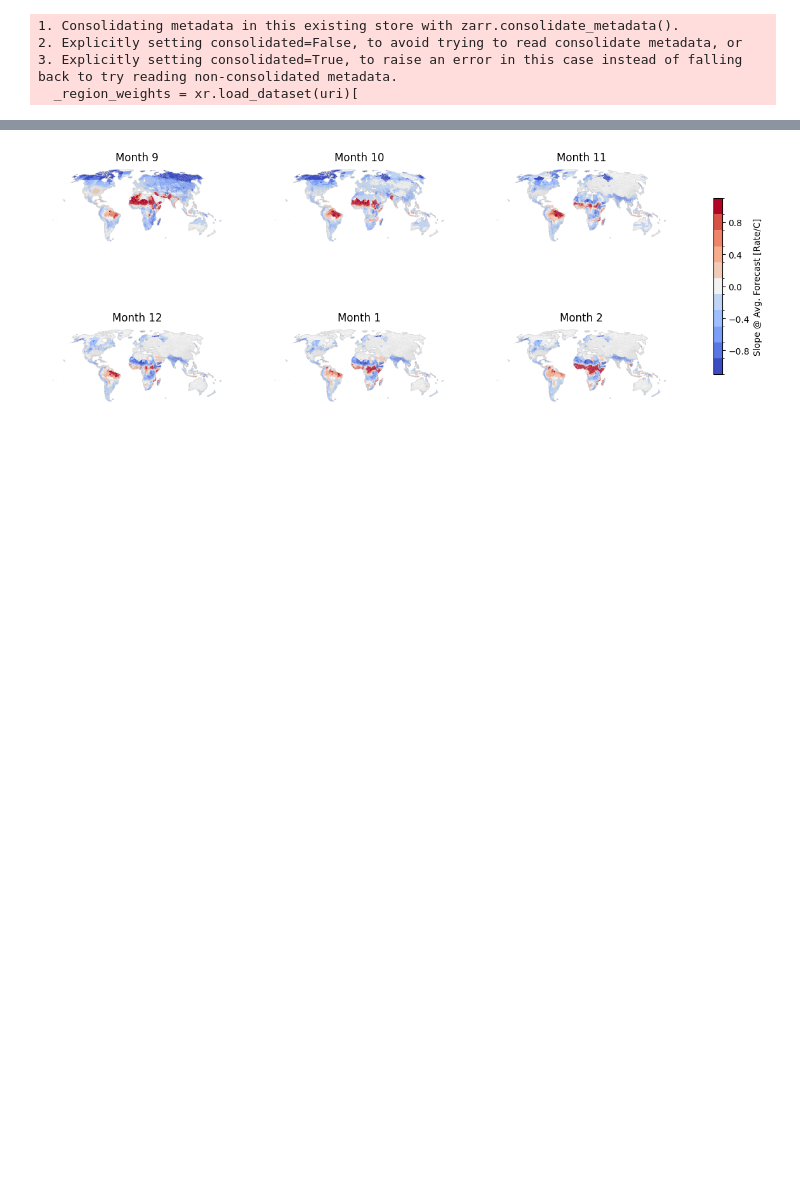
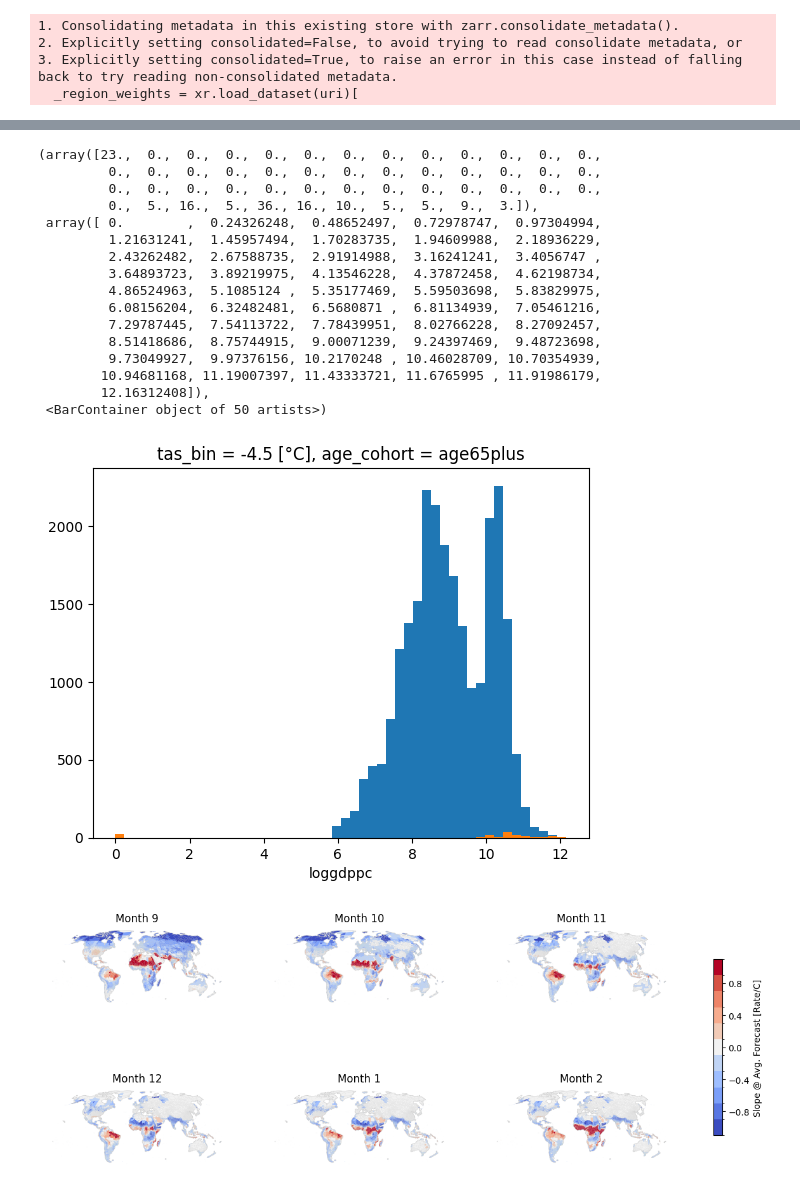
Before and after one commit to ezuetell/poreallas, a Jupyter notebook: analysis/x06_impactregion_grid.ipynb, the cells around one changed output, grey strips where cells are left out. Cells and saved outputs as stored; diff of their text form; code cells hidden in the pictures; blank space fills up the shorter version.

Commit message:
add outlier analysis

```diff
--- a/analysis/x06_impactregion_grid.ipynb
+++ b/analysis/x06_impactregion_grid.ipynb
@@ -144,3 +165,31 @@ plot_beta_grid_by_climate_gdp(ds, n_bins=3, age_cohort='age65plus', sample_agg='
+# %%
+## Investigate outlier response curves
+check = ds1.sel(tas_bin = -5, method = 'nearest').sel(age_cohort = 'age65plus').mean(dim = 'sample')
+outlier_mask = (check['beta'] >= 20)
+outlier_regions = check['region'].values[outlier_mask.values]
+check = check.sel(region = outlier_regions)
+# %%
+fig, ax = plt.subplots()
+ds1['loggdppc'].plot.hist(bins=50, ax = ax)
+check['loggdppc'].plot.hist(bins=50, ax = ax)
+# %% [output]
+(array([23.,  0.,  0.,  0.,  0.,  0.,  0.,  0.,  0.,  0.,  0.,  0.,  0.,
+         0.,  0.,  0.,  0.,  0.,  0.,  0.,  0.,  0.,  0.,  0.,  0.,  0.,
+         0.,  0.,  0.,  0.,  0.,  0.,  0.,  0.,  0.,  0.,  0.,  0.,  0.,
+         0.,  5., 16.,  5., 36., 16., 10.,  5.,  5.,  9.,  3.]),
+ array([ 0.        ,  0.24326248,  0.48652497,  0.72978747,  0.97304994,
+         1.21631241,  1.45957494,  1.70283735,  1.94609988,  2.18936229,
+         2.43262482,  2.67588735,  2.91914988,  3.16241241,  3.4056747 ,
+         3.64893723,  3.89219975,  4.13546228,  4.37872458,  4.62198734,
+         4.86524963,  5.1085124 ,  5.35177469,  5.59503698,  5.83829975,
+         6.08156204,  6.32482481,  6.5680871 ,  6.81134939,  7.05461216,
+         7.29787445,  7.54113722,  7.78439951,  8.02766228,  8.27092457,
+         8.51418686,  8.75744915,  9.00071239,  9.24397469,  9.48723698,
+         9.73049927,  9.97376156, 10.2170248 , 10.46028709, 10.70354939,
+        10.94681168, 11.19007397, 11.43333721, 11.6765995 , 11.91986179,
+        12.16312408]),
+ <BarContainer object of 50 artists>)
+[figure, added]
 # %%
 def merge_regions(ds, socioec_ds, forecast_ds):
     merged = xr.merge([
```
Also changed, not shown: parts of 8 cells of this notebook.
